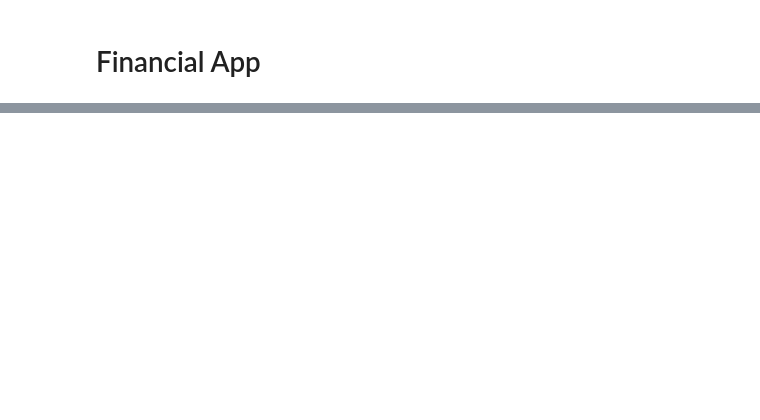
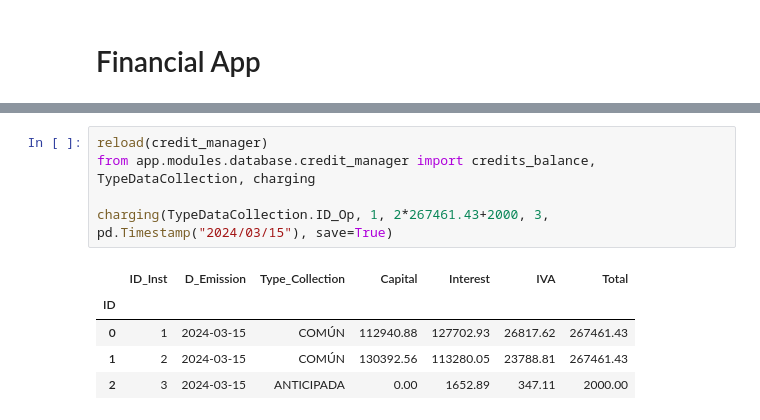
Before and after one commit to JuanMCarini/FinancialApp, a Jupyter notebook: notebooks/Start_DataBases.ipynb, the cells around one changed output, grey strips where cells are left out. Drawn from its saved outputs; the diff is of its cells as text; blank space fills up the shorter version.

```diff
--- a/notebooks/Start_DataBases.ipynb
+++ b/notebooks/Start_DataBases.ipynb
@@ -175,0 +52,11 @@ df
+# %%
+reload(credit_manager)
+from app.modules.database.credit_manager import credits_balance, TypeDataCollection, charging
+
+charging(TypeDataCollection.ID_Op, 1, 2*267461.43+2000, 3, pd.Timestamp("2024/03/15"), save=True)
+# %% [output]
+|  | ID_Inst | D_Emission | Type_Collection | Capital | Interest | IVA | Total |
+| ID |  |  |  |  |  |  |  |
+| 0 | 1 | 2024-03-15 | COMÚN | 112940.88 | 127702.93 | 26817.62 | 267461.43 |
+| 1 | 2 | 2024-03-15 | COMÚN | 130392.56 | 113280.05 | 23788.81 | 267461.43 |
+| 2 | 3 | 2024-03-15 | ANTICIPADA | 0.00 | 1652.89 | 347.11 | 2000.00 |
```
Also changed, not shown: parts of 15 cells of this notebook, 4 other files.
